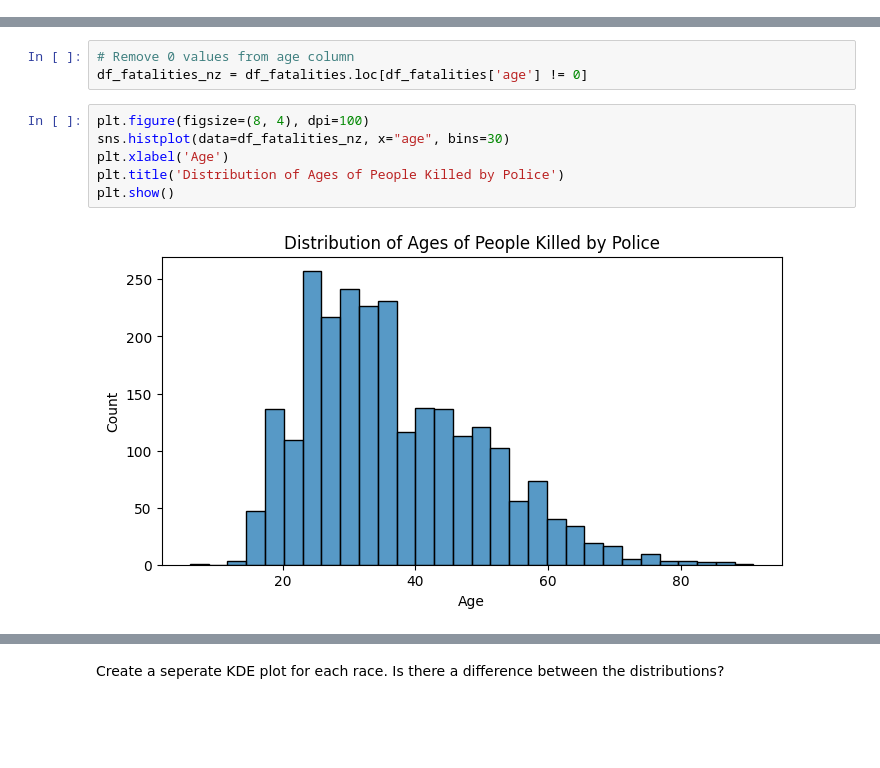
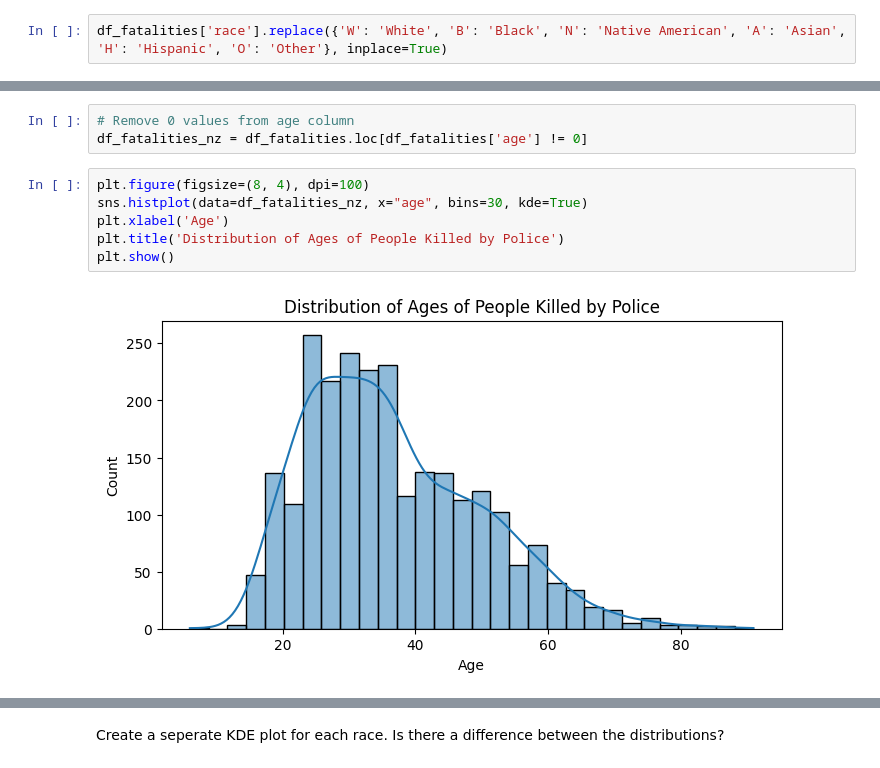
Before and after one commit to mzeeshanaltaf/datascience-fatal-police-shooting, a Jupyter notebook: Fatal_Police_Shootings.ipynb, the cells around one changed output, grey strips where cells are left out. Drawn from its saved outputs; the diff is of its cells as text; blank space fills up the shorter version.

Commit message:
Updated Some charts

```diff
--- a/Fatal_Police_Shootings.ipynb
+++ b/Fatal_Police_Shootings.ipynb
@@ -478,6 +457,8 @@ When grouping with a length-1 list-like, you will need to pass a length-1 tuple
 # How Old Were the People Killed?
 # %% [markdown]
 Work out what percentage of people killed were under 25 years old.
+# %%
+df_fatalities['race'].replace({'W': 'White', 'B': 'Black', 'N': 'Native American', 'A': 'Asian', 'H': 'Hispanic', 'O': 'Other'}, inplace=True)
 # %%
 total_killed = df_fatalities['age'].count()
 under_25 = df_fatalities['age'].loc[df_fatalities['age'] < 25].count()
@@ -492,9 +473,9 @@ Create a histogram and KDE plot that shows the distribution of ages of the peopl
 df_fatalities_nz = df_fatalities.loc[df_fatalities['age'] != 0]
 # %%
 plt.figure(figsize=(8, 4), dpi=100)
-sns.histplot(data=df_fatalities_nz, x="age", bins=30)
+sns.histplot(data=df_fatalities_nz, x="age", bins=30, kde=True)
 plt.xlabel('Age')
 plt.title('Distribution of Ages of People Killed by Police')
 plt.show()
 # %% [output]
-[figure, old version]
+[figure, new version]
```
Also changed, not shown: parts of 35 cells of this notebook.
